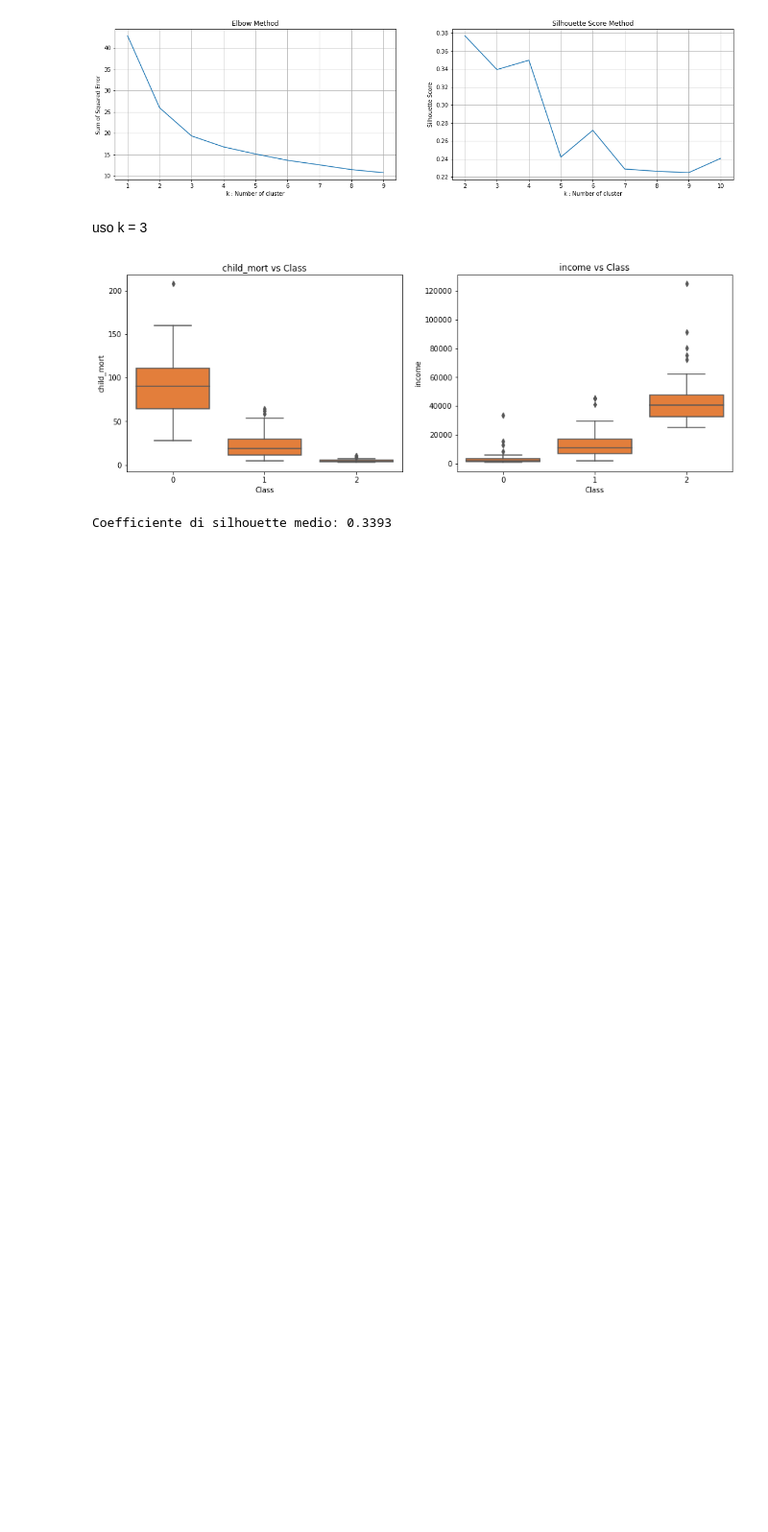
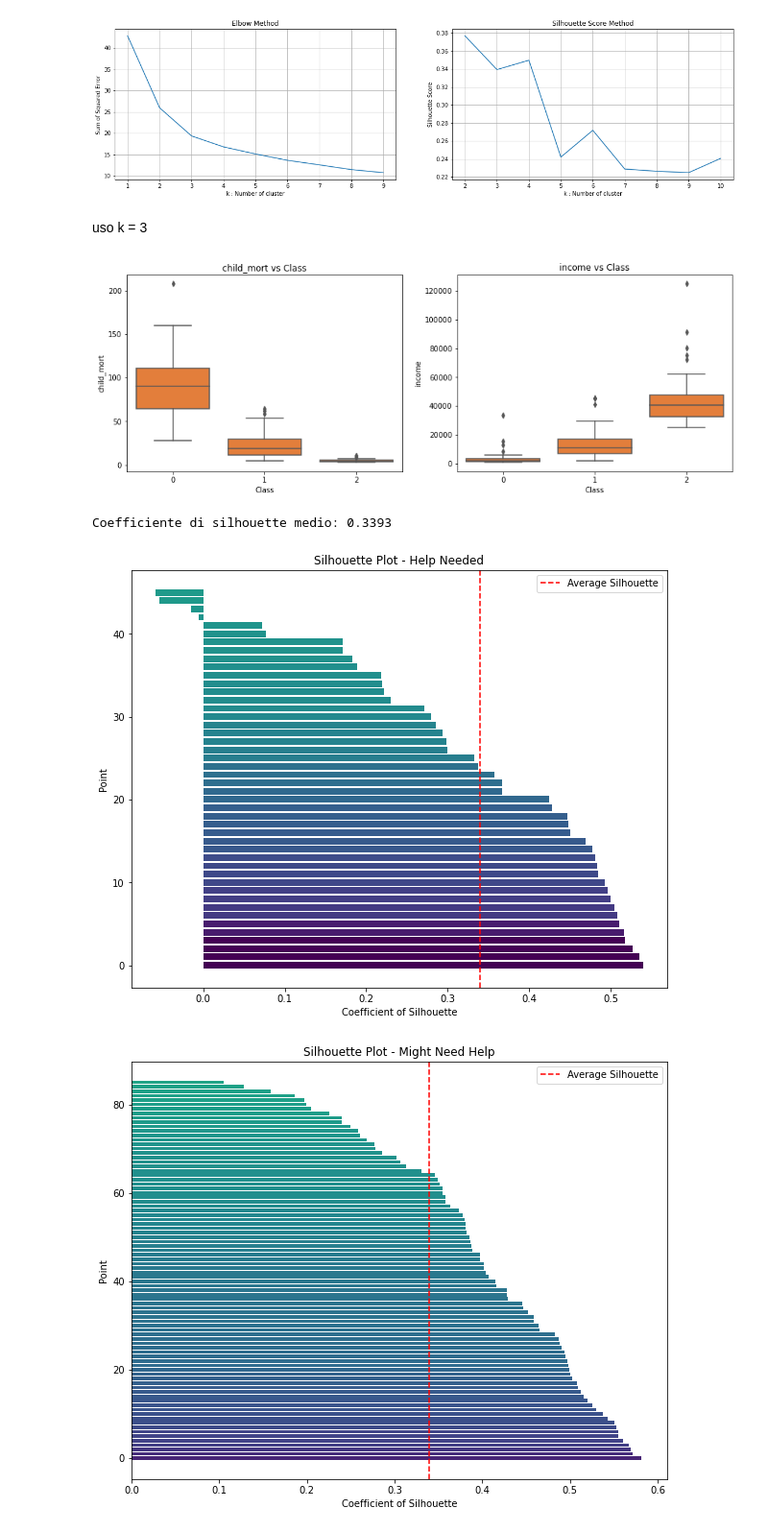
Before and after one commit to Rick8998/ProgettoEsameMachineLearning, a Jupyter notebook: Unsupervised/k-means_scikitv2.ipynb, the cells around one changed output. Shown: that part at 96% size. Saved outputs shown, nothing was run; the diff lists cells and outputs as text; code cells hidden in the pictures; blank space fills up the shorter version.

```diff
--- a/Unsupervised/k-means_scikitv2.ipynb
+++ b/Unsupervised/k-means_scikitv2.ipynb
@@ -107,3 +107,23 @@ silhouette_avg = silhouette_score(m1, labels, metric = 'euclidean')
 print("Coefficiente di silhouette medio:", str(round(silhouette_avg, 4)))
 # %% [output]
 Coefficiente di silhouette medio: 0.3393
+# %%
+from sklearn.metrics import silhouette_samples, silhouette_score
+silhouette_values = silhouette_samples(m1, labels)
+k=3
+
+for cluster in range(k):
+    plt.figure(figsize=(10, 8))
+    cluster_silhouette_values = silhouette_values[labels == cluster]
+    cluster_silhouette_values.sort()
+
+    plt.barh(range(len(cluster_silhouette_values)), cluster_silhouette_values[::-1], color=plt.cm.viridis(cluster_silhouette_values))
+    plt.axvline(x=silhouette_avg, color="red", linestyle="--", label="Average Silhouette")
+    plt.xlabel("Coefficient of Silhouette")
+    plt.ylabel("Point")
+    plt.title(f"Silhouette Plot - {df1['Class'].unique()[cluster]}")
+    plt.legend()
+    plt.show()
+# %% [output]
+[figure, added]
+[figure, added]
```
Also changed, not shown: parts of 1 cell of this notebook, 1 other file.
